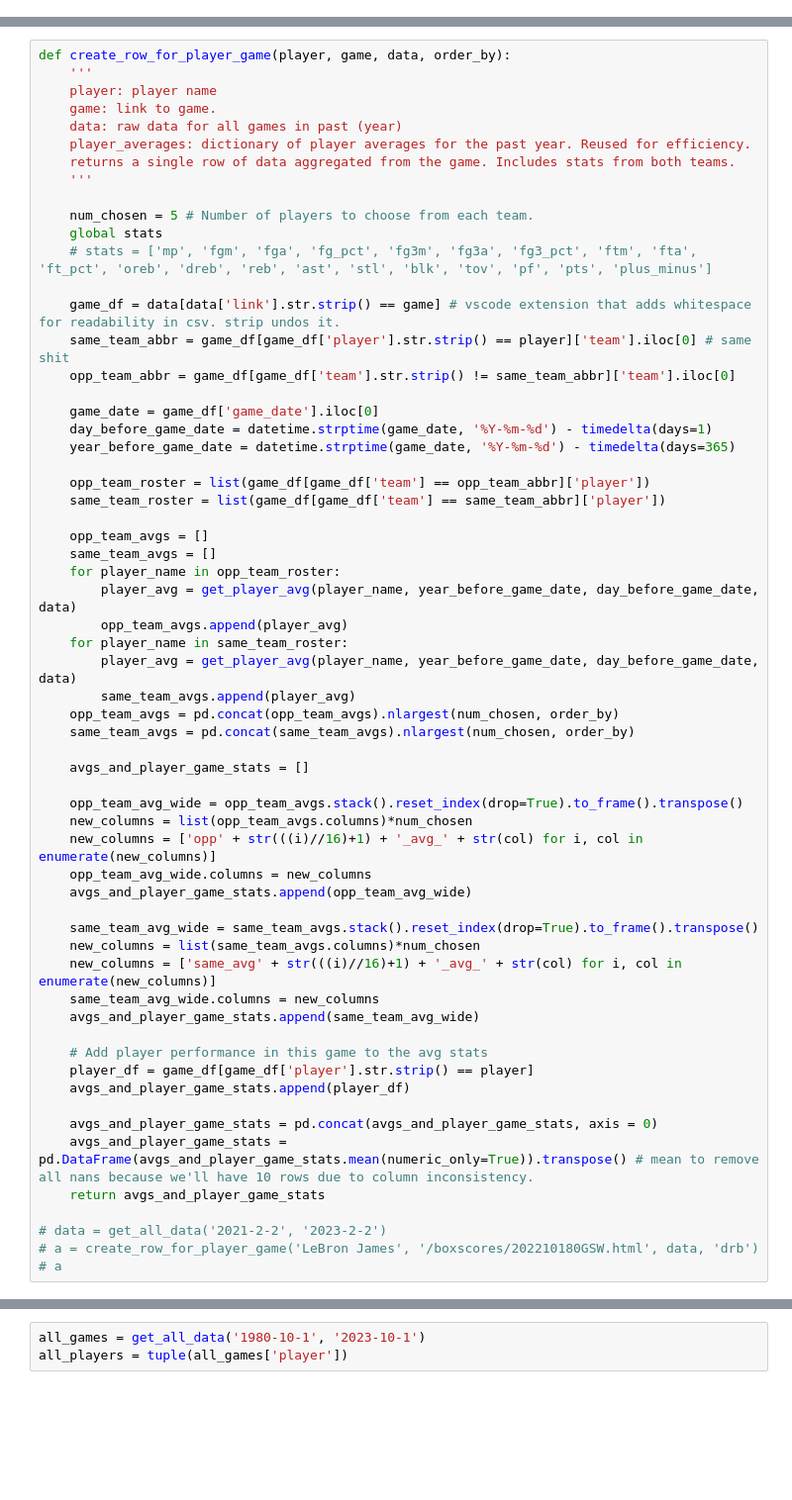
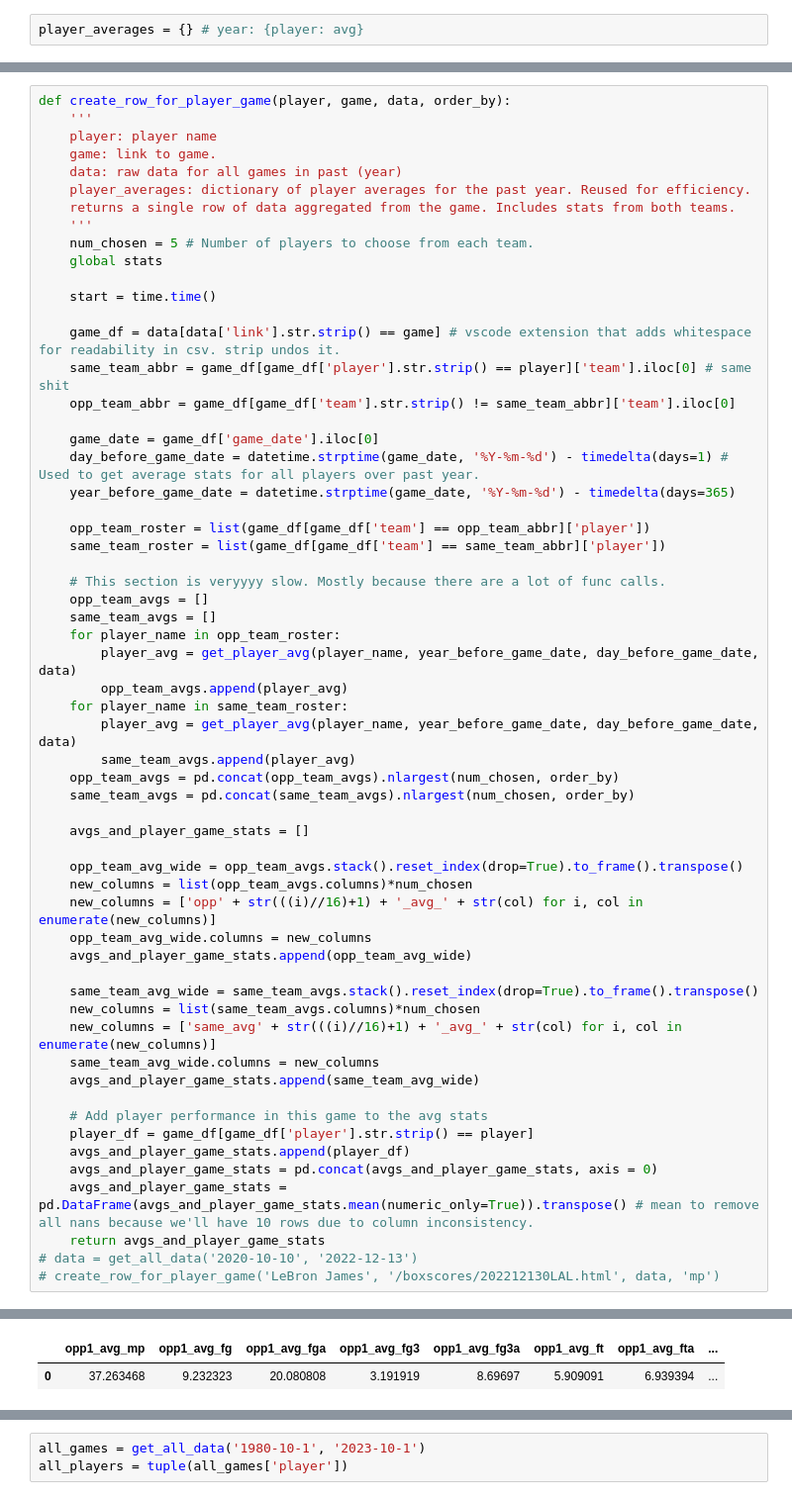
Before and after one commit to MichaelDeng03/over_under, a Jupyter notebook: predict.ipynb, the cells around one changed output, grey strips where cells are left out. Shown: that part at 99% size. Cells and saved outputs as stored; diff of their text form; blank space fills up the shorter version.

```diff
--- a/predict.ipynb
+++ b/predict.ipynb
@@ -58,3 +64,5 @@ def get_all_data(start_date, end_date):
+# %%
+player_averages = {} # year: {player: avg}
 # %%
 def get_player_avg(player_name, start_date, end_date, data):
     '''
@@ -90,22 +104,23 @@ def create_row_for_player_game(player, game, data, order_by):
     player_averages: dictionary of player averages for the past year. Reused for efficiency.
     returns a single row of data aggregated from the game. Includes stats from both teams.
     '''
-
     num_chosen = 5 # Number of players to choose from each team.
     global stats
-    # stats = ['mp', 'fgm', 'fga', 'fg_pct', 'fg3m', 'fg3a', 'fg3_pct', 'ftm', 'fta', 'ft_pct', 'oreb', 'dreb', 'reb', 'ast', 'stl', 'blk', 'tov', 'pf', 'pts', 'plus_minus']
+
+    start = time.time()
 
     game_df = data[data['link'].str.strip() == game] # vscode extension that adds whitespace for readability in csv. strip undos it.
     same_team_abbr = game_df[game_df['player'].str.strip() == player]['team'].iloc[0] # same shit
     opp_team_abbr = game_df[game_df['team'].str.strip() != same_team_abbr]['team'].iloc[0]
 
     game_date = game_df['game_date'].iloc[0]
-    day_before_game_date = datetime.strptime(game_date, '%Y-%m-%d') - timedelta(days=1)
+    day_before_game_date = datetime.strptime(game_date, '%Y-%m-%d') - timedelta(days=1) # Used to get average stats for all players over past year.
     year_before_game_date = datetime.strptime(game_date, '%Y-%m-%d') - timedelta(days=365)
 
     opp_team_roster = list(game_df[game_df['team'] == opp_team_abbr]['player'])
     same_team_roster = list(game_df[game_df['team'] == same_team_abbr]['player'])
 
+    # This section is veryyyy slow. Mostly because there are a lot of func calls.
     opp_team_avgs = []
     same_team_avgs = []
     for player_name in opp_team_roster:
@@ -134,11 +149,9 @@ def create_row_for_player_game(player, game, data, order_by):
     # Add player performance in this game to the avg stats
     player_df = game_df[game_df['player'].str.strip() == player]
     avgs_and_player_game_stats.append(player_df)
-
     avgs_and_player_game_stats = pd.concat(avgs_and_player_game_stats, axis = 0)
     avgs_and_player_game_stats = pd.DataFrame(avgs_and_player_game_stats.mean(numeric_only=True)).transpose() # mean to remove all nans because we'll have 10 rows due to column inconsistency.
     return avgs_and_player_game_stats
-
-# data = get_all_data('2021-2-2', '2023-2-2')
-# a = create_row_for_player_game('LeBron James', '/boxscores/202210180GSW.html', data, 'drb')
-# a
+# data = get_all_data('2020-10-10', '2022-12-13')
+# create_row_for_player_game('LeBron James', '/boxscores/202212130LAL.html', data, 'mp')
+# %% [output]
@@ -144,0 +159,2 @@ def create_row_for_player_game(player, game, data, order_by):
+|  | opp1_avg_mp | opp1_avg_fg | opp1_avg_fga | opp1_avg_fg3 | opp1_avg_fg3a | opp1_avg_ft | opp1_avg_fta | ... |
+| 0 | 37.263468 | 9.232323 | 20.080808 | 3.191919 | 8.69697 | 5.909091 | 6.939394 | ... |
```
Also changed, not shown: parts of 15 cells of this notebook, 1 other file.
